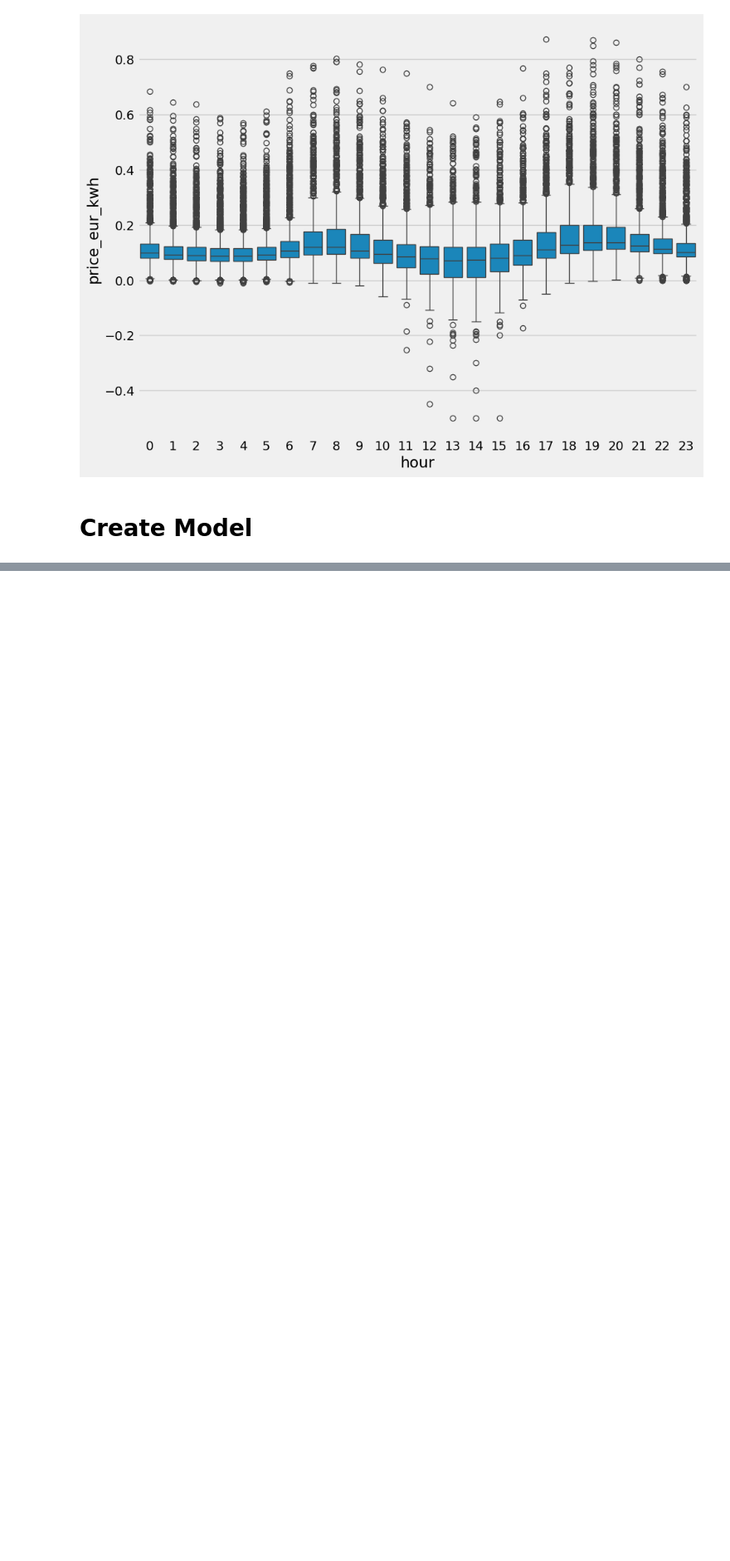
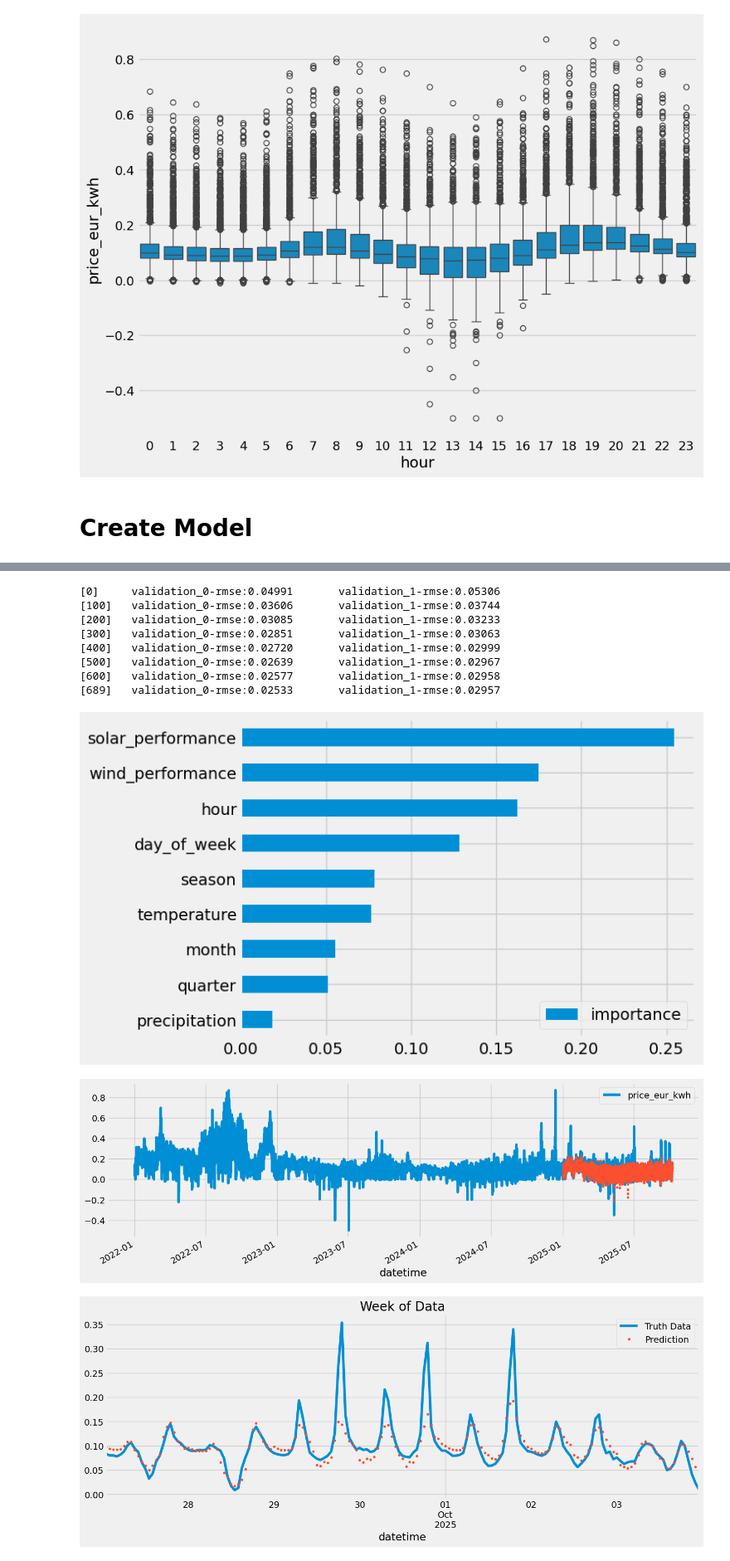
Before and after one commit to jsimonetti/daysahead, a Jupyter notebook: daysahead.ipynb, the cells around one changed output, grey strips where cells are left out. Shown at 83% size. Saved outputs shown, nothing was run; the diff lists cells and outputs as text; code cells hidden in the pictures; blank space fills up the shorter version.

```diff
--- a/daysahead.ipynb
+++ b/daysahead.ipynb
@@ -180,0 +244,14 @@ RMSE Score on Test set: 0.02963
+# %%
+create_model(FEATURES_METRICS)
+# %% [output]
+[0]     validation_0-rmse:0.04991       validation_1-rmse:0.05306
+[100]   validation_0-rmse:0.03606       validation_1-rmse:0.03744
+[200]   validation_0-rmse:0.03085       validation_1-rmse:0.03233
+[300]   validation_0-rmse:0.02851       validation_1-rmse:0.03063
+[400]   validation_0-rmse:0.02720       validation_1-rmse:0.02999
+[500]   validation_0-rmse:0.02639       validation_1-rmse:0.02967
+[600]   validation_0-rmse:0.02577       validation_1-rmse:0.02958
+[689]   validation_0-rmse:0.02533       validation_1-rmse:0.02957
+[figure, added]
+[figure, added]
+[figure, added]
```
Also changed, not shown: parts of 19 cells of this notebook, 1 other file.
